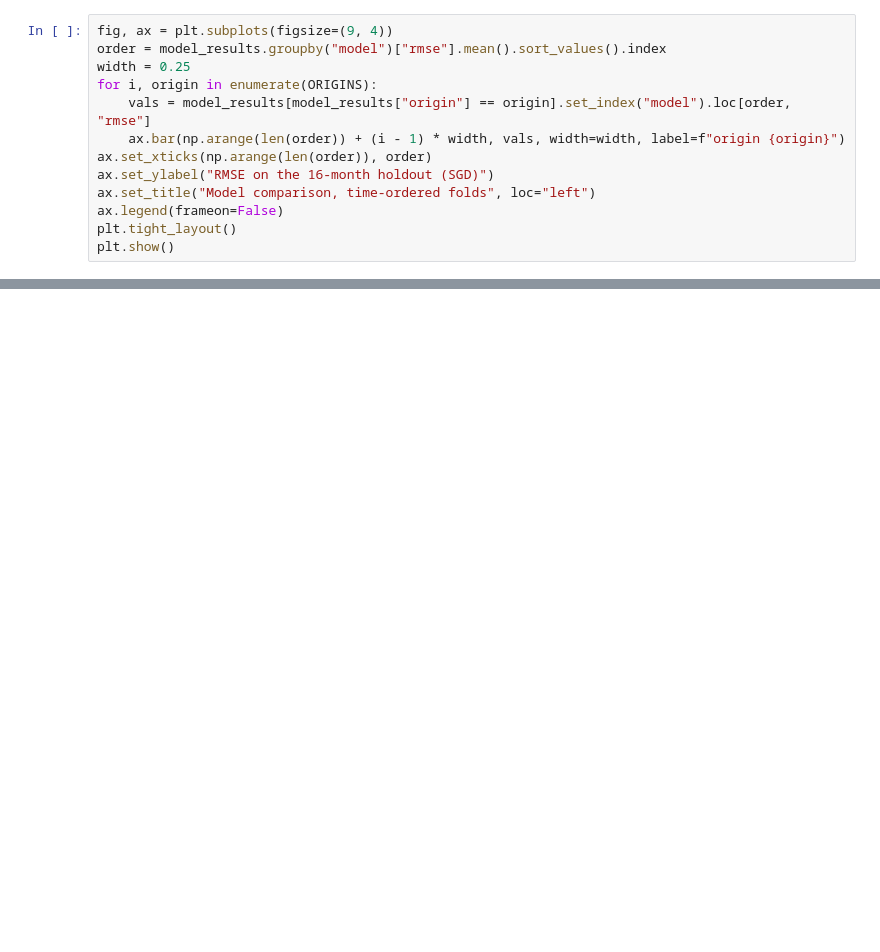
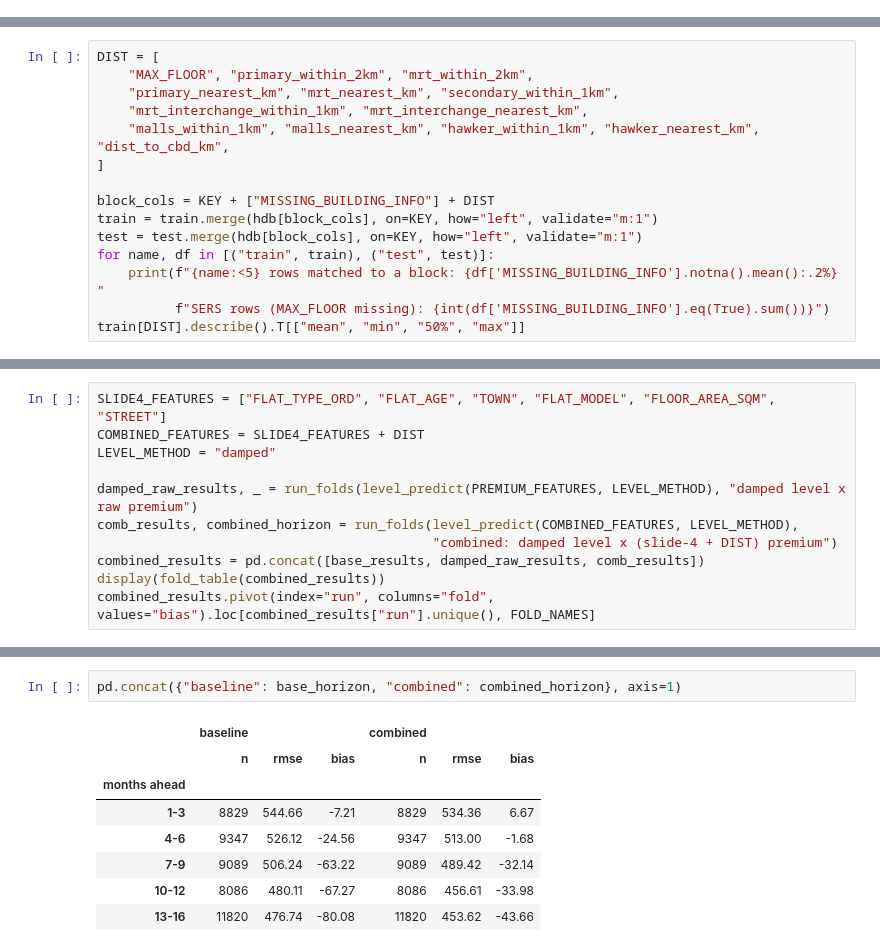
Before and after one commit to sidneyting/hdb-rentals, a Jupyter notebook: notebooks/07_pipeline.ipynb, the cells around one changed output, grey strips where cells are left out. Cells and saved outputs as stored; diff of their text form; blank space fills up the shorter version.

Commit message:
feat: update pipeline and model training notebooks

```diff
--- a/notebooks/07_pipeline.ipynb
+++ b/notebooks/07_pipeline.ipynb
@@ -390,13 +0,0 @@ model_table.sort_values(("rmse", "mean"))
-# %%
-fig, ax = plt.subplots(figsize=(9, 4))
-order = model_results.groupby("model")["rmse"].mean().sort_values().index
-width = 0.25
-for i, origin in enumerate(ORIGINS):
-    vals = model_results[model_results["origin"] == origin].set_index("model").loc[order, "rmse"]
-    ax.bar(np.arange(len(order)) + (i - 1) * width, vals, width=width, label=f"origin {origin}")
-ax.set_xticks(np.arange(len(order)), order)
-ax.set_ylabel("RMSE on the 16-month holdout (SGD)")
-ax.set_title("Model comparison, time-ordered folds", loc="left")
-ax.legend(frameon=False)
-plt.tight_layout()
-plt.show()
@@ -453,0 +152,15 @@ LightGBM on 03/06 + DIST: wrote ..\outputs\submission.csv (50,000 rows)
+# %%
+DIST = [
+    "MAX_FLOOR", "primary_within_2km", "mrt_within_2km",
+    "primary_nearest_km", "mrt_nearest_km", "secondary_within_1km",
+    "mrt_interchange_within_1km", "mrt_interchange_nearest_km",
+    "malls_within_1km", "malls_nearest_km", "hawker_within_1km", "hawker_nearest_km", "dist_to_cbd_km",
+]
+
+block_cols = KEY + ["MISSING_BUILDING_INFO"] + DIST
+train = train.merge(hdb[block_cols], on=KEY, how="left", validate="m:1")
+test = test.merge(hdb[block_cols], on=KEY, how="left", validate="m:1")
+for name, df in [("train", train), ("test", test)]:
+    print(f"{name:<5} rows matched to a block: {df['MISSING_BUILDING_INFO'].notna().mean():.2%}  "
+          f"SERS rows (MAX_FLOOR missing): {int(df['MISSING_BUILDING_INFO'].eq(True).sum())}")
+train[DIST].describe().T[["mean", "min", "50%", "max"]]
@@ -453,0 +510,11 @@ LightGBM on 03/06 + DIST: wrote ..\outputs\submission.csv (50,000 rows)
+# %%
+SLIDE4_FEATURES = ["FLAT_TYPE_ORD", "FLAT_AGE", "TOWN", "FLAT_MODEL", "FLOOR_AREA_SQM", "STREET"]
+COMBINED_FEATURES = SLIDE4_FEATURES + DIST
+LEVEL_METHOD = "damped"
+
+damped_raw_results, _ = run_folds(level_predict(PREMIUM_FEATURES, LEVEL_METHOD), "damped level x raw premium")
+comb_results, combined_horizon = run_folds(level_predict(COMBINED_FEATURES, LEVEL_METHOD),
+                                           "combined: damped level x (slide-4 + DIST) premium")
+combined_results = pd.concat([base_results, damped_raw_results, comb_results])
+display(fold_table(combined_results))
+combined_results.pivot(index="run", columns="fold", values="bias").loc[combined_results["run"].unique(), FOLD_NAMES]
@@ -453,0 +532,11 @@ LightGBM on 03/06 + DIST: wrote ..\outputs\submission.csv (50,000 rows)
+# %%
+pd.concat({"baseline": base_horizon, "combined": combined_horizon}, axis=1)
+# %% [output]
+|  | baseline |  |  | combined |  |  |
+|  | n | rmse | bias | n | rmse | bias |
+| months ahead |  |  |  |  |  |  |
+| 1-3 | 8829 | 544.66 | -7.21 | 8829 | 534.36 | 6.67 |
+| 4-6 | 9347 | 526.12 | -24.56 | 9347 | 513.00 | -1.68 |
+| 7-9 | 9089 | 506.24 | -63.22 | 9089 | 489.42 | -32.14 |
+| 10-12 | 8086 | 480.11 | -67.27 | 8086 | 456.61 | -33.98 |
+| 13-16 | 11820 | 476.74 | -80.08 | 11820 | 453.62 | -43.66 |
```
Also changed, not shown: parts of 58 cells of this notebook, 1 other file.
